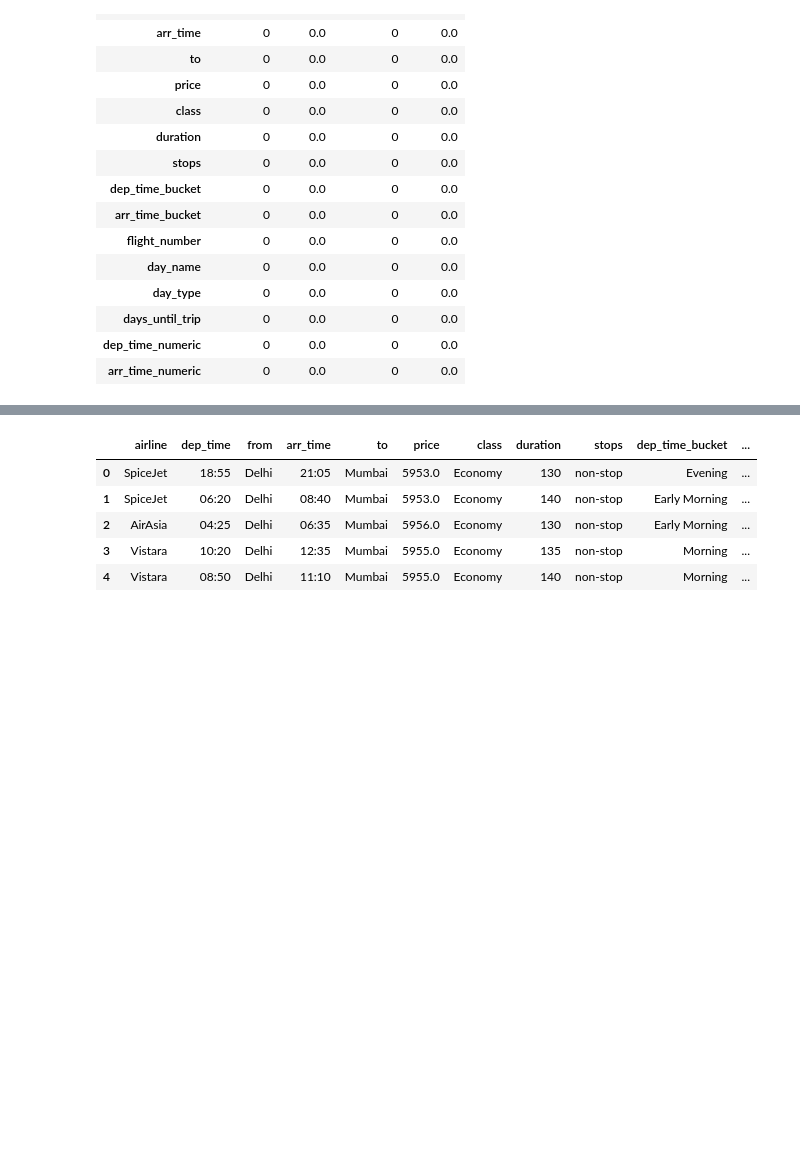
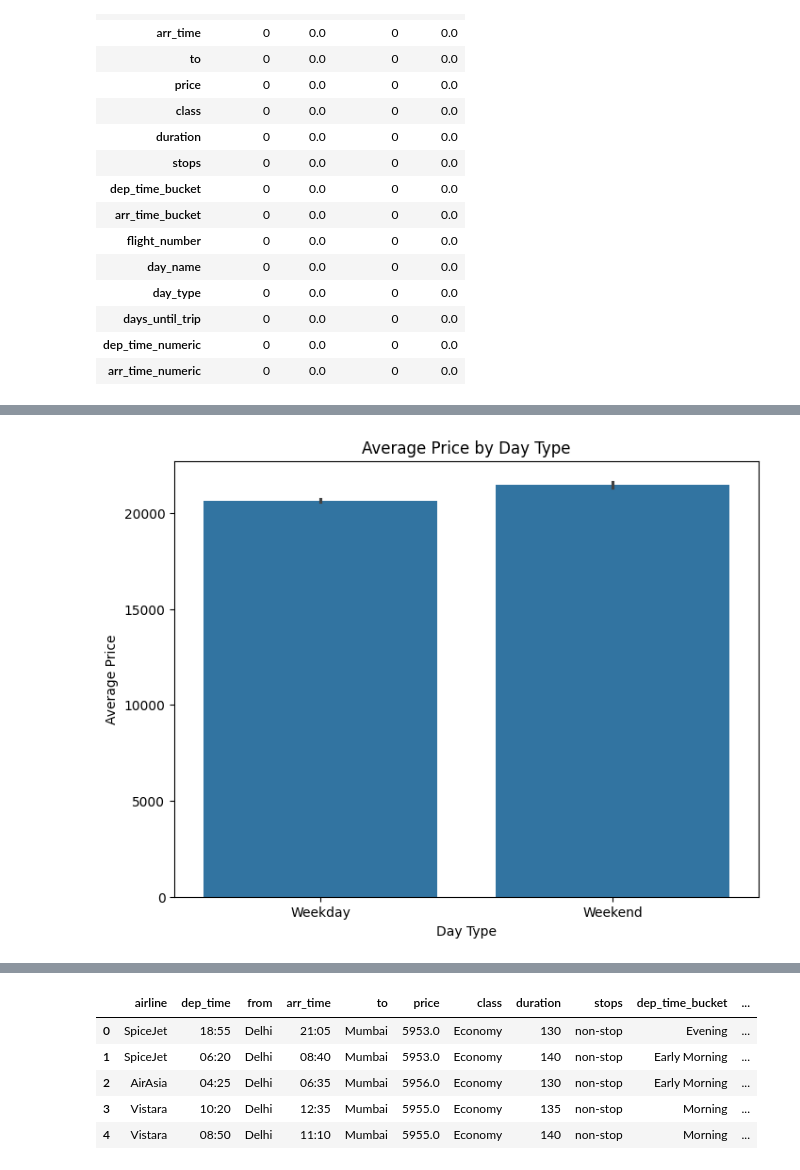
Before and after one commit to drewmacleod/adsp_32021_ML_Ops, a Jupyter notebook: Final Project/EDA_and_Cleaning_Pipeline.ipynb, the cells around one changed output, grey strips where cells are left out. Cells and saved outputs as stored; diff of their text form; code cells hidden in the pictures; blank space fills up the shorter version.

```diff
--- a/Final Project/EDA_and_Cleaning_Pipeline.ipynb
+++ b/Final Project/EDA_and_Cleaning_Pipeline.ipynb
@@ -506,0 +538,12 @@ desc_all
+# %%
+plt.figure(figsize=(8,6))
+sns.barplot(data=df_clean, x="day_type", y="price", estimator="mean")
+plt.title("Average Price by Day Type")
+plt.xlabel("Day Type")
+plt.ylabel("Average Price")
+
+plt.savefig("eda_plots/avg_price_by_day_type.png", dpi=300, bbox_inches="tight")
+plt.show()
+plt.close()
+# %% [output]
+[figure, added]
```
Also changed, not shown: parts of 10 cells of this notebook, 16 other files.
